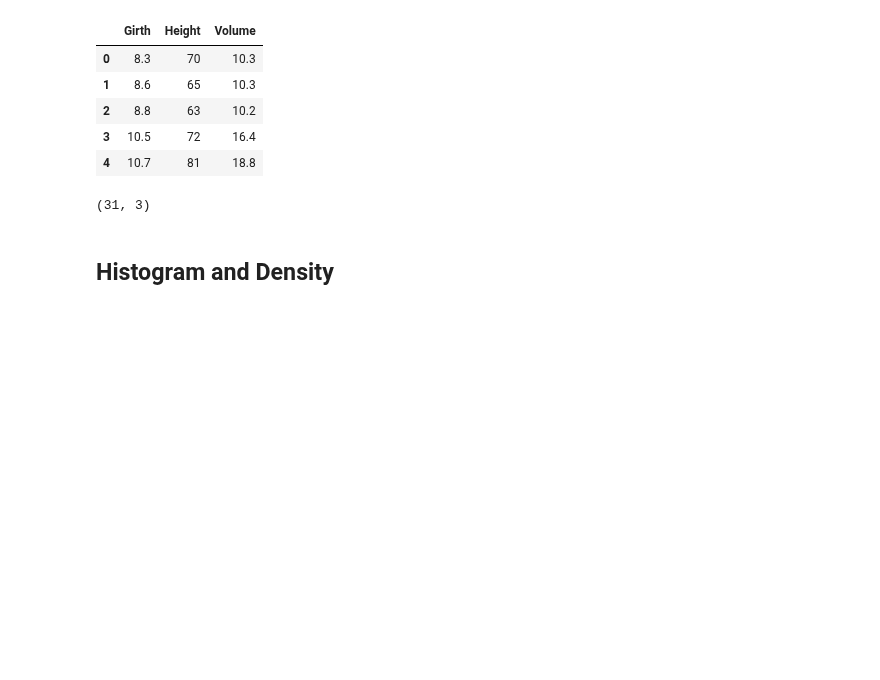
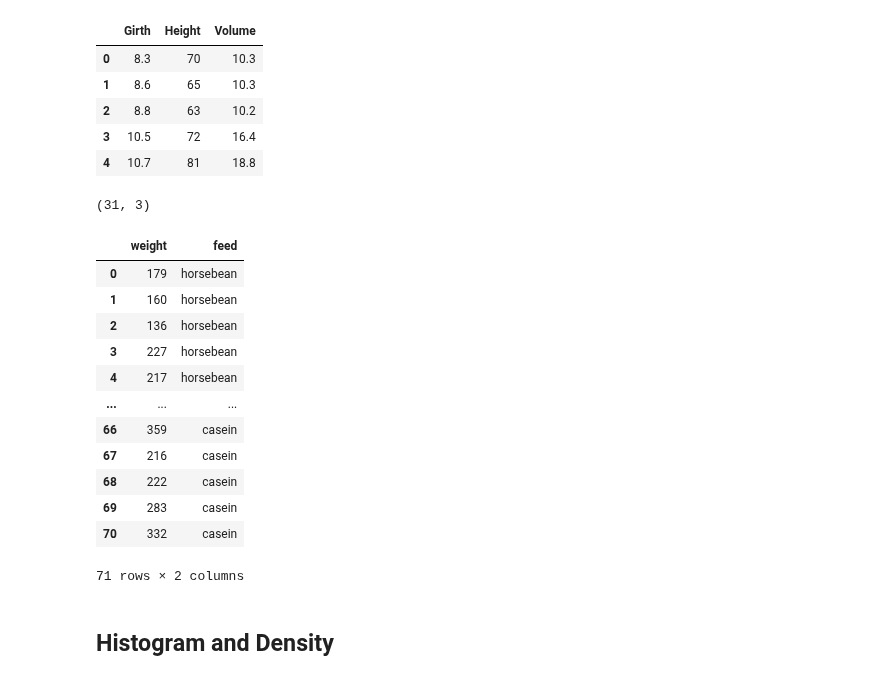
Before and after one commit to glaucoSapucaia/DataScienceStudies, a Jupyter notebook: python_data_science/graficos_dashboards/densidade..ipynb, the cells around one changed output. Cells and saved outputs as stored; diff of their text form; code cells hidden in the pictures; blank space fills up the shorter version.

```diff
--- a/python_data_science/graficos_dashboards/densidade..ipynb
+++ b/python_data_science/graficos_dashboards/densidade..ipynb
@@ -19,6 +20,23 @@ data.head()
 data.shape
 # %% [output]
 (31, 3)
+# %%
+data2 = pd.read_csv('dados/chicken.csv')
+data2
+# %% [output]
+|  | weight | feed |
+| 0 | 179 | horsebean |
+| 1 | 160 | horsebean |
+| 2 | 136 | horsebean |
+| 3 | 227 | horsebean |
+| 4 | 217 | horsebean |
+| ... | ... | ... |
+| 66 | 359 | casein |
+| 67 | 216 | casein |
+| 68 | 222 | casein |
+| 69 | 283 | casein |
+| 70 | 332 | casein |
+71 rows × 2 columns
 # %% [markdown]
 ## Histogram and Density
 # %%
```
Also changed, not shown: parts of 7 cells of this notebook.
